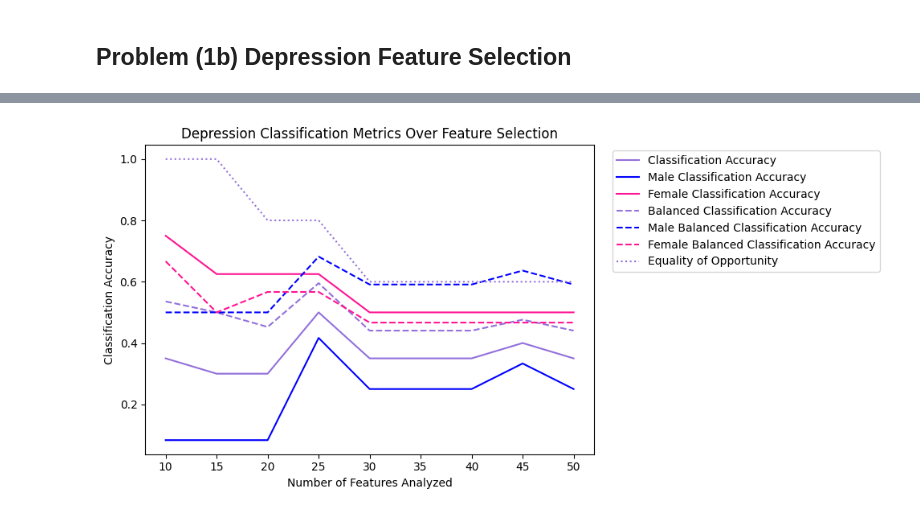
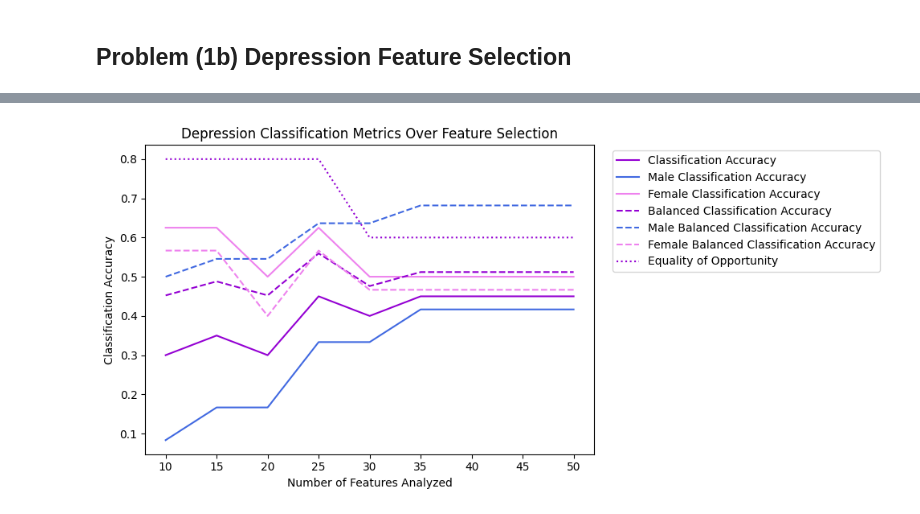
Before and after one commit to momoaolig/ML-Team-Assignment, a Jupyter notebook: hw5.ipynb, the cells around one changed output, grey strips where cells are left out. Cells and saved outputs as stored; diff of their text form; code cells hidden in the pictures.

Commit message:
adjust graphs and add explanation

```diff
--- a/hw5.ipynb
+++ b/hw5.ipynb
@@ -98,7 +101,7 @@ def calculate_accuracy(y_true, y_pred, group, display_results=True):
     return metrics
 
 def train_random_forest(df:pd.DataFrame, classification_feat:str,
-                        depth_list=[10, 20, 30, 40, 50, 60, 70], tree_list=[1, 10, 20, 30, 40]):
+                        depth_list=[10, 20, 40, 60, 80], tree_list=[1, 20, 50, 100, 150, 200]):
     # split into validation and train
     train_df, validation_df = train_test_split(df, test_size=.3)
     train_feat = train_df[classification_feat].values.tolist()
@@ -107,18 +110,21 @@ def train_random_forest(df:pd.DataFrame, classification_feat:str,
     validation_arr = validation_df.drop(columns = [classification_feat]).to_numpy()
     # test multiple max depths and num trees
     best_acc = 0
-    best_model = None
+    best_model, best_num_trees, best_depth = None, None, None
     for max_depth in depth_list:
         for num_trees in tree_list:
-            clf = RandomForestClassifier(num_trees, random_state=0, max_depth=max_depth)
+            clf = RandomForestClassifier(random_state=42, class_weight='balanced')
+            # clf = RandomForestClassifier(num_trees, random_state=42, class_weight='balanced', max_depth=max_depth)
             clf.fit(train_arr, train_feat)
             pred = clf.predict(validation_arr)
             acc = accuracy_score(validation_feat, pred)
             if acc > best_acc:
                 best_acc = acc
                 best_model = clf
+                best_num_trees = num_trees
+                best_depth = max_depth
     # return model with best classification accuracy
-    return best_model
+    return best_model, best_num_trees, best_depth
 # %%
 # Load labels data
 
@@ -249,6 +257,7 @@ features = pd.read_csv('feature_description.csv',
                     names=['feature', 'description'])['feature'].values.tolist()
 col_names = {x:features[x] for x in range(88)}
 train_df.rename(columns=col_names, inplace=True)
+test_df.rename(columns=col_names, inplace=True)
 # perform depression classification on the data
 correlation_tups = []
 for col in train_df.columns:
@@ -281,12 +294,12 @@ loudness_sma3_percentile20.0: 0.082
 # %%
 # run model on filtered features
-class_acc, bca, male_class_acc, male_bca, female_class_acc, female_bca, eo = [],[],[],[],[],[],[]
+class_acc, bca, male_class_acc, male_bca, female_class_acc, female_bca, eo, num_trees, depth = [],[],[],[],[],[],[], [], []
 for n in range(10, 51, 5):
     # select top performing features
     features = [correlation_tups[x][0] for x in range(n)] + ['Depression']
     filtered_df = train_df.loc[:, features]
     # build random forest on these features
-    best_rand_forest = train_random_forest(filtered_df, 'Depression')
+    best_rand_forest, n_trees, n_depth = train_random_forest(filtered_df, 'Depression', depth_list = [1], tree_list = [5])
     filtered_test = test_df.loc[:, features]
     predictions = best_rand_forest.predict(filtered_test.drop(columns=['Depression']).to_numpy())
     # store accuracies
@@ -300,23 +313,27 @@ for n in range(10, 51, 5):
     female_class_acc.append(female_res['accuracy'])
     female_bca.append(female_res['balanced_accuracy'])
     eo.append(eo_res)
+    num_trees.append(n_trees)
+    depth.append(n_depth)
+num_trees = [x/max(num_trees) for x in num_trees]
+depth = [x/max(depth) for x in depth]
 # %%
 from matplotlib import pyplot as plt
 # plot results
 fig, ax = plt.subplots(1, 1)
 num_feats = range(10, 51, 5)
-ax.plot(num_feats, class_acc, label = "Classification Accuracy", color='mediumpurple')
-ax.plot(num_feats, male_class_acc, label = "Male Classification Accuracy", color='blue')
-ax.plot(num_feats, female_class_acc, label = "Female Classification Accuracy", color='deeppink')
-ax.plot(num_feats, bca, label = "Balanced Classification Accuracy", color='mediumpurple', linestyle='dashed')
-ax.plot(num_feats, male_bca, label = "Male Balanced Classification Accuracy", color='blue', linestyle='dashed')
-ax.plot(num_feats, female_bca, label = "Female Balanced Classification Accuracy", color='deeppink', linestyle='dashed')
-ax.plot(num_feats, eo, label = "Equality of Opportunity", color='mediumpurple', linestyle='dotted')
+ax.plot(num_feats, class_acc, label = "Classification Accuracy", color='darkviolet')
+ax.plot(num_feats, male_class_acc, label = "Male Classification Accuracy", color='royalblue')
+ax.plot(num_feats, female_class_acc, label = "Female Classification Accuracy", color='violet')
+ax.plot(num_feats, bca, label = "Balanced Classification Accuracy", color='darkviolet', linestyle='dashed')
+ax.plot(num_feats, male_bca, label = "Male Balanced Classification Accuracy", color='royalblue', linestyle='dashed')
+ax.plot(num_feats, female_bca, label = "Female Balanced Classification Accuracy", color='violet', linestyle='dashed')
+ax.plot(num_feats, eo, label = "Equality of Opportunity", color='darkviolet', linestyle='dotted')
 ax.set_title('Depression Classification Metrics Over Feature Selection')
 ax.set_xlabel('Number of Features Analyzed')
 ax.set_ylabel('Classification Accuracy')
 fig.tight_layout()
 plt.legend(loc='upper right', bbox_to_anchor=(1.15, 0.5, 0.5, 0.5))
 plt.show()
 # %% [output]
-[figure, old version]
+[figure, new version]
```
Also changed, not shown: parts of 6 cells of this notebook.
